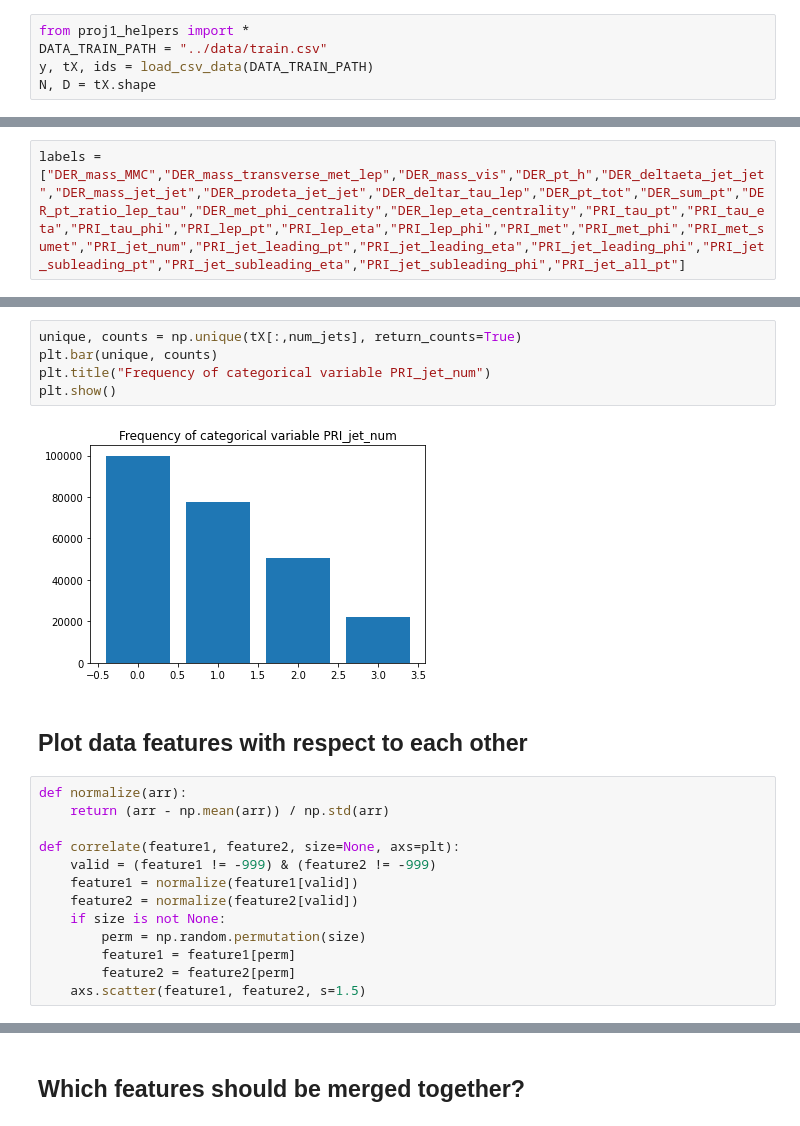
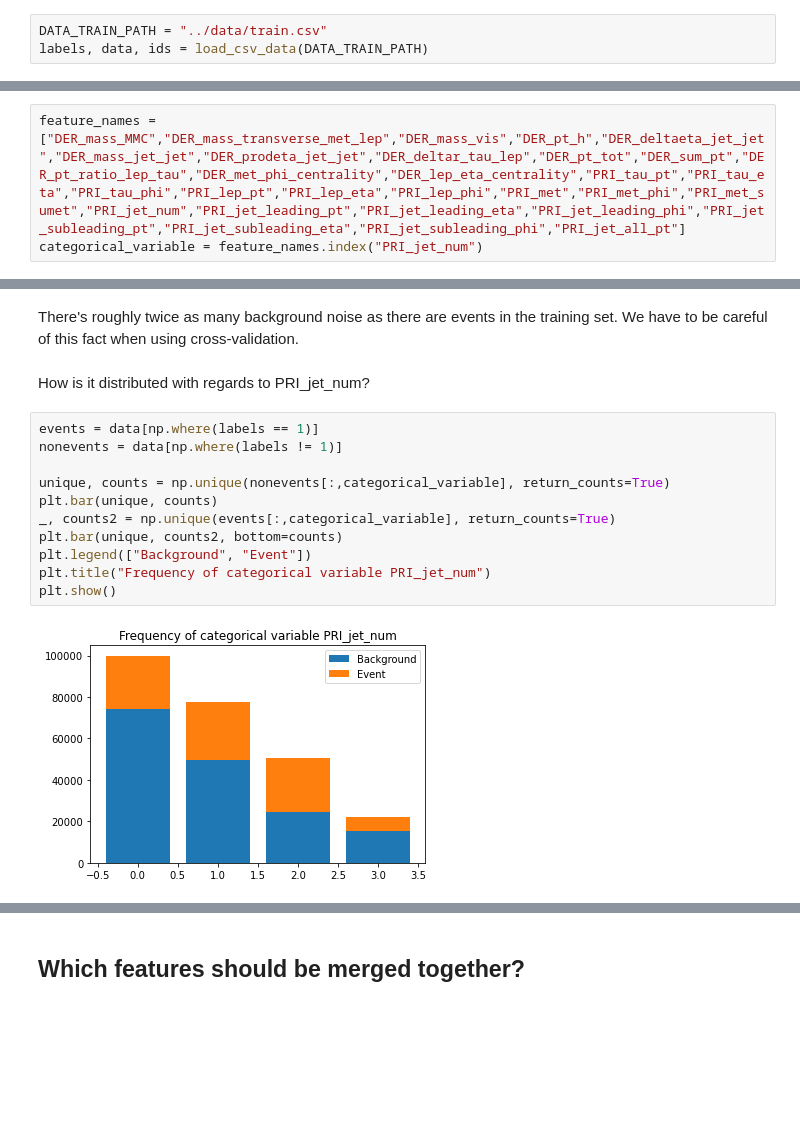
Before and after one commit to CRefice/ML_course, a Jupyter notebook: projects/project1/scripts/project1.ipynb, the cells around one changed output, grey strips where cells are left out. Cells and saved outputs as stored; diff of their text form; blank space fills up the shorter version.

```diff
--- a/projects/project1/scripts/project1.ipynb
+++ b/projects/project1/scripts/project1.ipynb
@@ -11,5 +12,3 @@ import pandas as pd
 # %%
-from proj1_helpers import *
 DATA_TRAIN_PATH = "../data/train.csv"
-y, tX, ids = load_csv_data(DATA_TRAIN_PATH)
-N, D = tX.shape
+labels, data, ids = load_csv_data(DATA_TRAIN_PATH)
@@ -24,3 +15,4 @@ NameError: name 'labels' is not defined
 # %%
-labels = ["DER_mass_MMC","DER_mass_transverse_met_lep","DER_mass_vis","DER_pt_h","DER_deltaeta_jet_jet","DER_mass_jet_jet","DER_prodeta_jet_jet","DER_deltar_tau_lep","DER_pt_tot","DER_sum_pt","DER_pt_ratio_lep_tau","DER_met_phi_centrality","DER_lep_eta_centrality","PRI_tau_pt","PRI_tau_eta","PRI_tau_phi","PRI_lep_pt","PRI_lep_eta","PRI_lep_phi","PRI_met","PRI_met_phi","PRI_met_sumet","PRI_jet_num","PRI_jet_leading_pt","PRI_jet_leading_eta","PRI_jet_leading_phi","PRI_jet_subleading_pt","PRI_jet_subleading_eta","PRI_jet_subleading_phi","PRI_jet_all_pt"]
+feature_names = ["DER_mass_MMC","DER_mass_transverse_met_lep","DER_mass_vis","DER_pt_h","DER_deltaeta_jet_jet","DER_mass_jet_jet","DER_prodeta_jet_jet","DER_deltar_tau_lep","DER_pt_tot","DER_sum_pt","DER_pt_ratio_lep_tau","DER_met_phi_centrality","DER_lep_eta_centrality","PRI_tau_pt","PRI_tau_eta","PRI_tau_phi","PRI_lep_pt","PRI_lep_eta","PRI_lep_phi","PRI_met","PRI_met_phi","PRI_met_sumet","PRI_jet_num","PRI_jet_leading_pt","PRI_jet_leading_eta","PRI_jet_leading_phi","PRI_jet_subleading_pt","PRI_jet_subleading_eta","PRI_jet_subleading_phi","PRI_jet_all_pt"]
+categorical_variable = feature_names.index("PRI_jet_num")
 # %% [markdown]
@@ -45,22 +29,17 @@ Some notes:
+# %% [markdown]
+There's roughly twice as many background noise as there are events in the training set. We have to be careful of this fact when using cross-validation.
+# %% [markdown]
+How is it distributed with regards to PRI_jet_num?
 # %%
-unique, counts = np.unique(tX[:,num_jets], return_counts=True)
+events = data[np.where(labels == 1)]
+nonevents = data[np.where(labels != 1)]
+
+unique, counts = np.unique(nonevents[:,categorical_variable], return_counts=True)
 plt.bar(unique, counts)
+_, counts2 = np.unique(events[:,categorical_variable], return_counts=True)
+plt.bar(unique, counts2, bottom=counts)
+plt.legend(["Background", "Event"])
 plt.title("Frequency of categorical variable PRI_jet_num")
 plt.show()
 # %% [output]
-[figure, old version]
+[figure, new version]
-# %% [markdown]
-## Plot data features with respect to each other
-# %%
-def normalize(arr):
-    return (arr - np.mean(arr)) / np.std(arr)
-
-def correlate(feature1, feature2, size=None, axs=plt):
-    valid = (feature1 != -999) & (feature2 != -999)
-    feature1 = normalize(feature1[valid])
-    feature2 = normalize(feature2[valid])
-    if size is not None:
-        perm = np.random.permutation(size)
-        feature1 = feature1[perm]
-        feature2 = feature2[perm]
-    axs.scatter(feature1, feature2, s=1.5)
```
Also changed, not shown: parts of 52 cells of this notebook, 5 other files.
